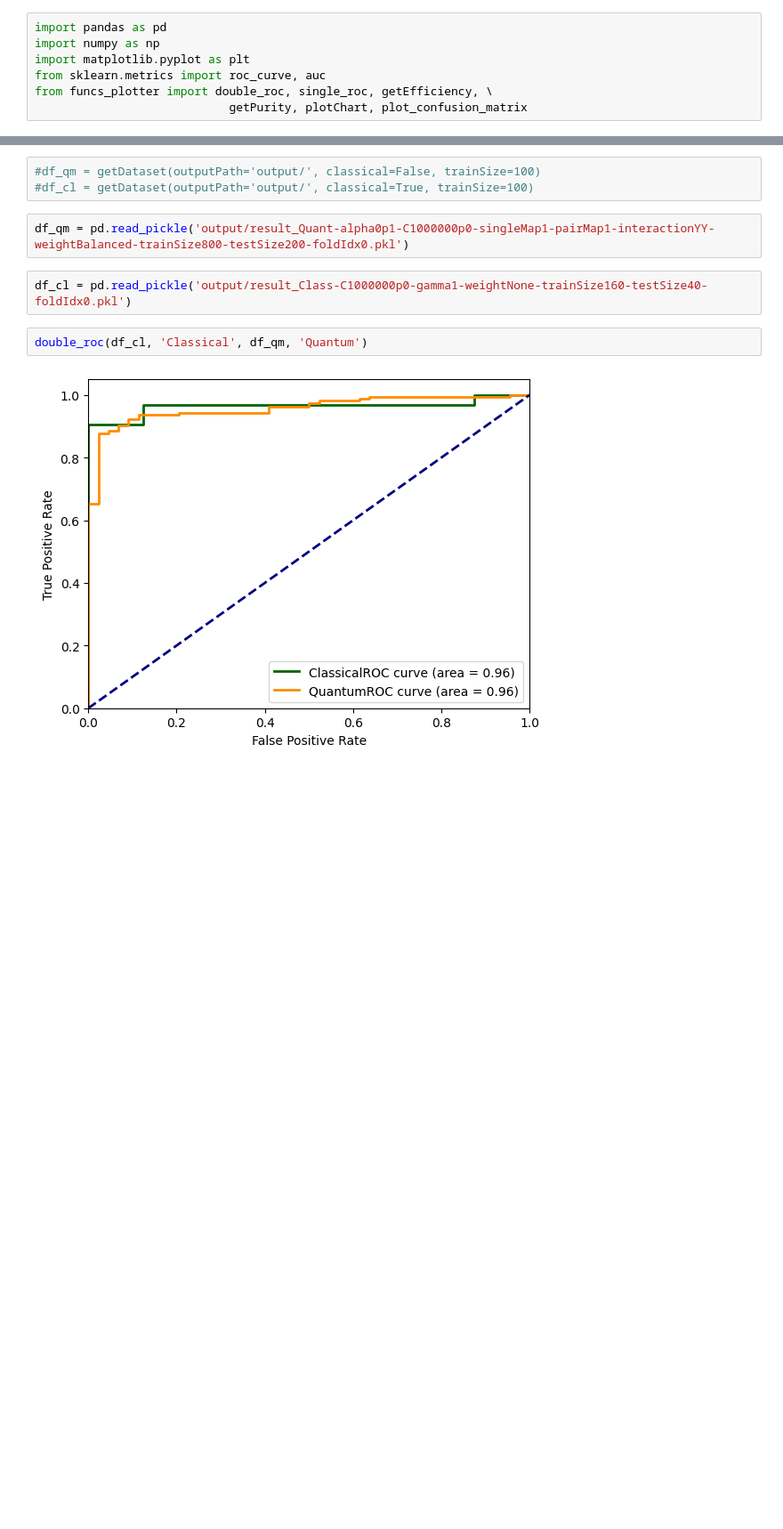
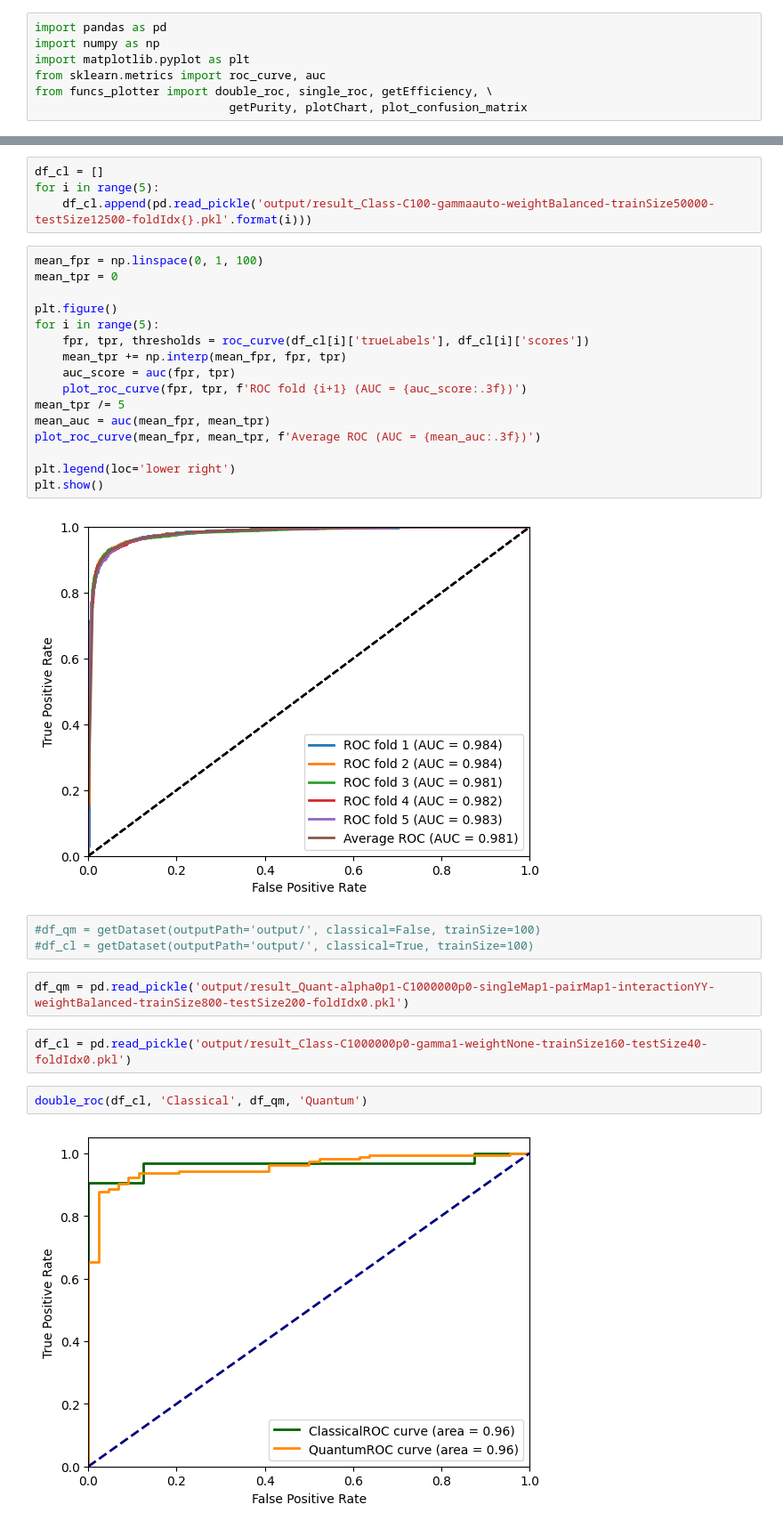
Before and after one commit to mhassans/galaxyMorphology, a Jupyter notebook: Plotting.ipynb, the cells around one changed output, grey strips where cells are left out. Shown: that part at 89% size. Cells and saved outputs as stored; diff of their text form; blank space fills up the shorter version.

```diff
--- a/Plotting.ipynb
+++ b/Plotting.ipynb
@@ -8,3 +37,25 @@ from funcs_plotter import double_roc, single_roc, getEfficiency, \
+# %%
+df_cl = []
+for i in range(5):
+    df_cl.append(pd.read_pickle('output/result_Class-C100-gammaauto-weightBalanced-trainSize50000-testSize12500-foldIdx{}.pkl'.format(i)))
+# %%
+mean_fpr = np.linspace(0, 1, 100)
+mean_tpr = 0
+
+plt.figure()
+for i in range(5):
+    fpr, tpr, thresholds = roc_curve(df_cl[i]['trueLabels'], df_cl[i]['scores'])
+    mean_tpr += np.interp(mean_fpr, fpr, tpr)
+    auc_score = auc(fpr, tpr)
+    plot_roc_curve(fpr, tpr, f'ROC fold {i+1} (AUC = {auc_score:.3f})')
+mean_tpr /= 5
+mean_auc = auc(mean_fpr, mean_tpr)
+plot_roc_curve(mean_fpr, mean_tpr, f'Average ROC (AUC = {mean_auc:.3f})')
+
+plt.legend(loc='lower right')
+plt.show()
+# %% [output]
+[figure, added]
 # %%
 #df_qm = getDataset(outputPath='output/', classical=False, trainSize=100)
 #df_cl = getDataset(outputPath='output/', classical=True, trainSize=100)
```
Also changed, not shown: parts of 3 cells of this notebook, 2 other files.
